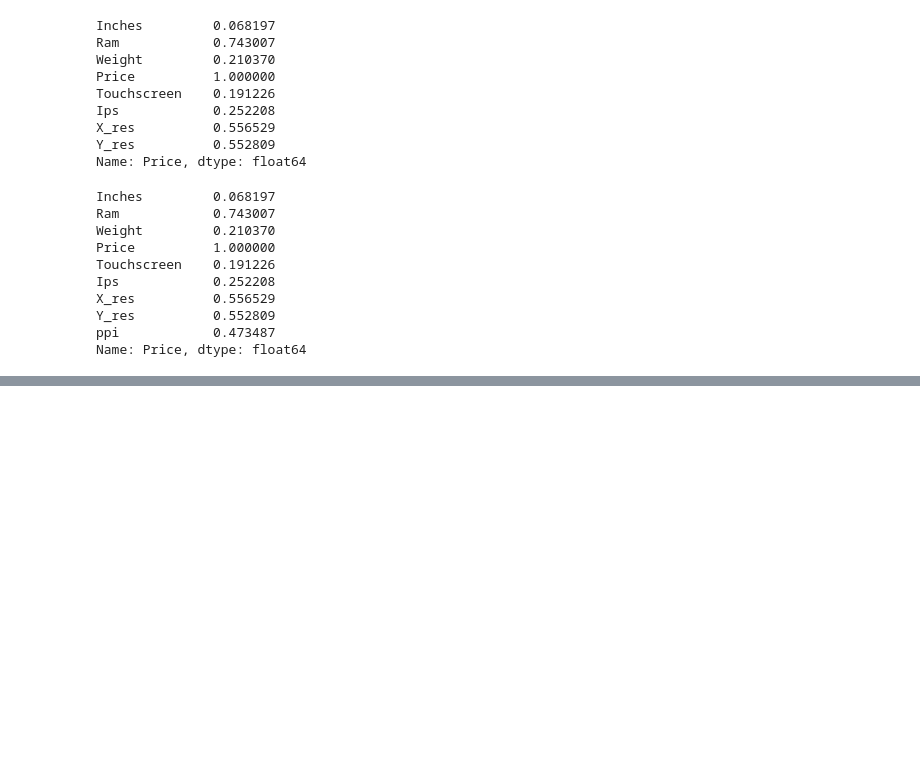
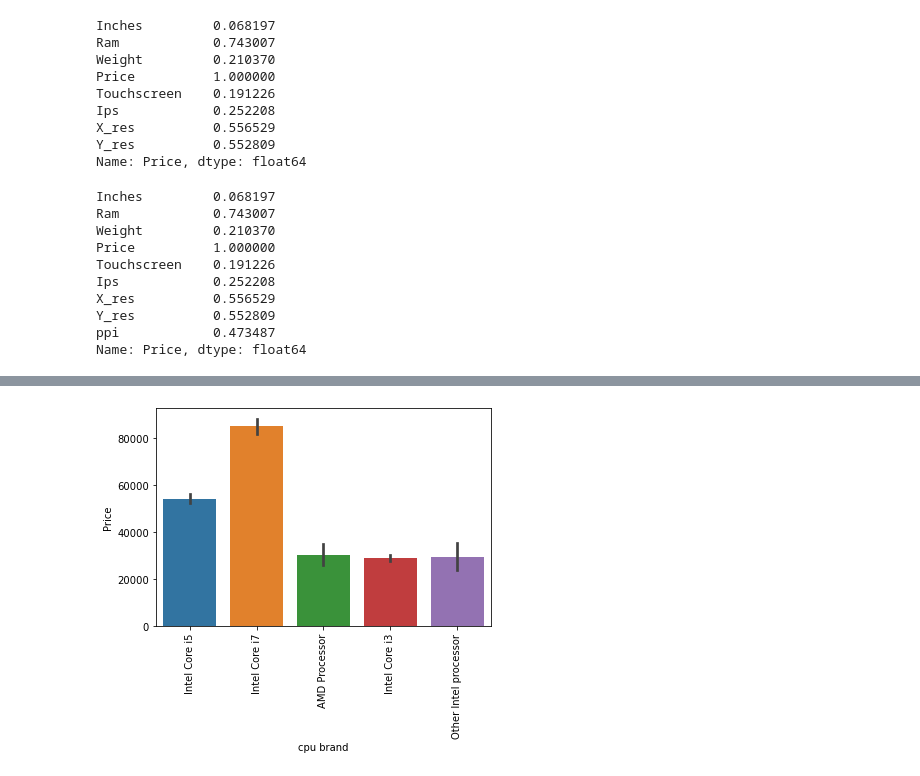
Before and after one commit to Asif26/Machine-learning-Projects, a Jupyter notebook: Laptop Price Predictor/Laptop Price Predictor.ipynb, the cells around one changed output, grey strips where cells are left out. Saved outputs shown, nothing was run; the diff lists cells and outputs as text; code cells hidden in the pictures; blank space fills up the shorter version.

```diff
--- a/Laptop Price Predictor/Laptop Price Predictor.ipynb
+++ b/Laptop Price Predictor/Laptop Price Predictor.ipynb
@@ -334,0 +383,6 @@ data.head()
+# %%
+sns.barplot(x=data["cpu brand"], y=data["Price"])
+plt.xticks(rotation= "vertical")
+plt.show()
+# %% [output]
+[figure, added]
```
Also changed, not shown: parts of 19 cells of this notebook.
